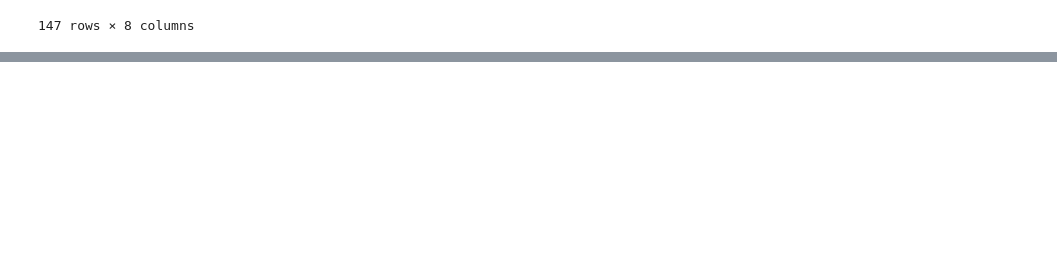
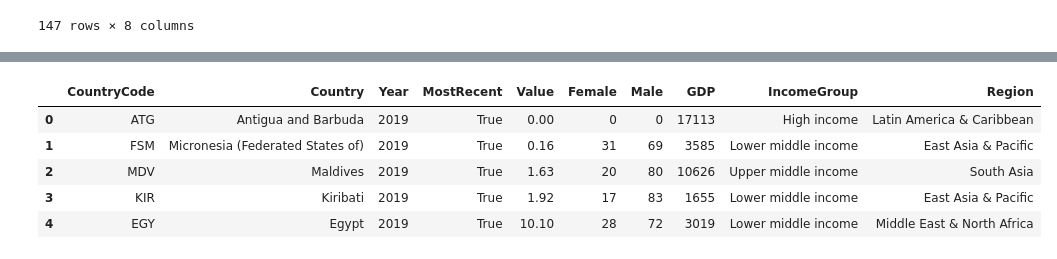
Before and after one commit to awang288/awang288.github.io, a Jupyter notebook: raw_data/Preprocessing.ipynb, the cells around one changed output, grey strips where cells are left out. Drawn from its saved outputs; the diff is of its cells as text; code cells hidden in the pictures; blank space fills up the shorter version.

```diff
--- a/raw_data/Preprocessing.ipynb
+++ b/raw_data/Preprocessing.ipynb
@@ -461,3 +461,8 @@ dist2
 147 rows × 8 columns
 # %%
 dist2.to_csv('Distribution.csv')
+# %%
+import pandas as pd
+overall=pd.read_csv("Overall.csv")
+meta=pd.read_csv("CountryMetadata.csv")
+overall=overall[["CountryCode","Country","Year","MostRecent","Value","Female","Male","GDP","IncomeGroup"]]
@@ -463,0 +487,6 @@ dist2.to_csv('Distribution.csv')
+# %%
+list_regions=[]
+for i in range(len(overall)):
+    cc=overall['CountryCode'][i]
+    val=meta.loc[meta['Country Code']==cc]['Region'].values[0]
+    list_regions.append(val)
@@ -463,0 +513,13 @@ dist2.to_csv('Distribution.csv')
+# %%
+regions_df=pd.DataFrame(list_regions,columns=['Region'])
+# %%
+overall = pd.concat([overall.reset_index(drop=True),regions_df.reset_index(drop=True)], axis=1)
+# %%
+overall.head()
+# %% [output]
+|  | CountryCode | Country | Year | MostRecent | Value | Female | Male | GDP | IncomeGroup | Region |
+| 0 | ATG | Antigua and Barbuda | 2019 | True | 0.00 | 0 | 0 | 17113 | High income | Latin America & Caribbean |
+| 1 | FSM | Micronesia (Federated States of) | 2019 | True | 0.16 | 31 | 69 | 3585 | Lower middle income | East Asia & Pacific |
+| 2 | MDV | Maldives | 2019 | True | 1.63 | 20 | 80 | 10626 | Upper middle income | South Asia |
+| 3 | KIR | Kiribati | 2019 | True | 1.92 | 17 | 83 | 1655 | Lower middle income | East Asia & Pacific |
+| 4 | EGY | Egypt | 2019 | True | 10.10 | 28 | 72 | 3019 | Lower middle income | Middle East & North Africa |
```
Also changed, not shown: parts of 4 cells of this notebook, 3 other files.
